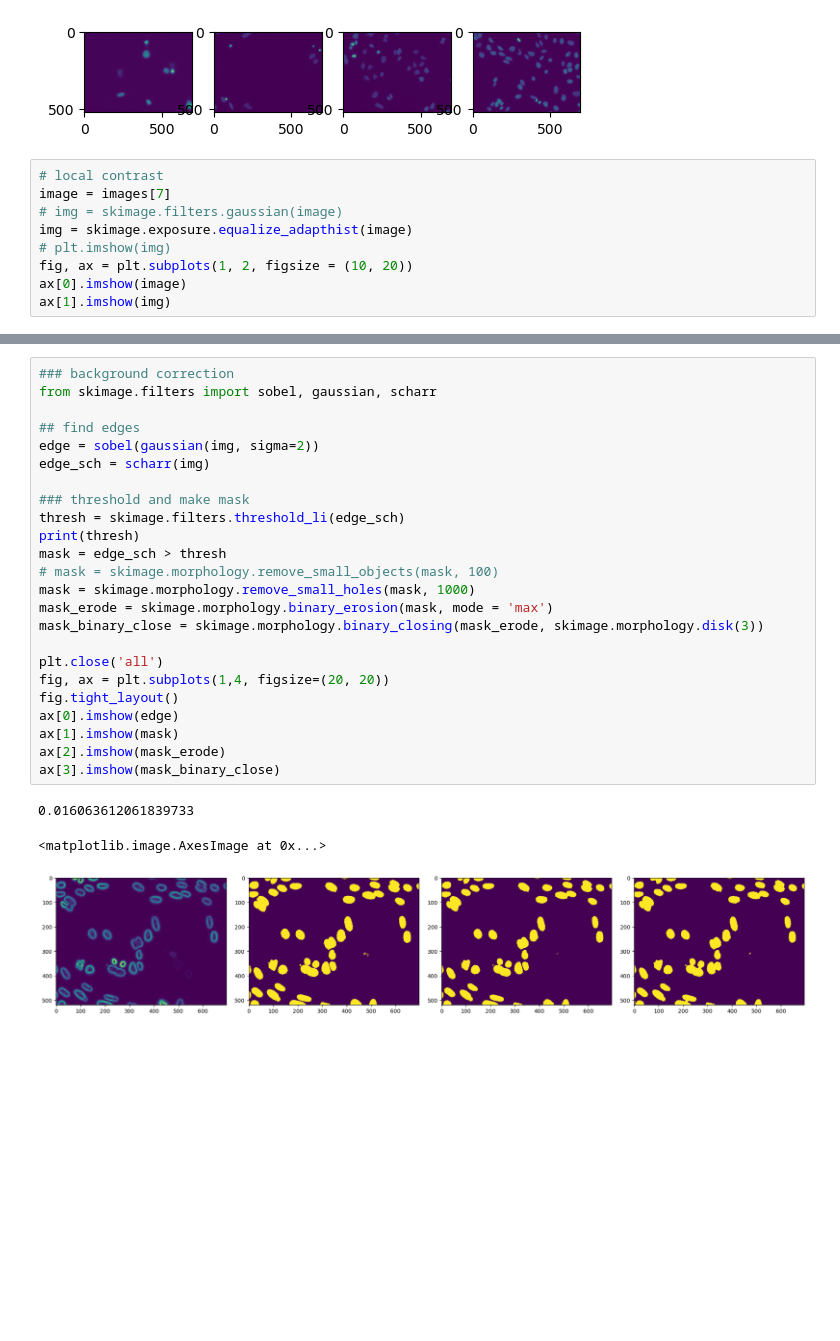
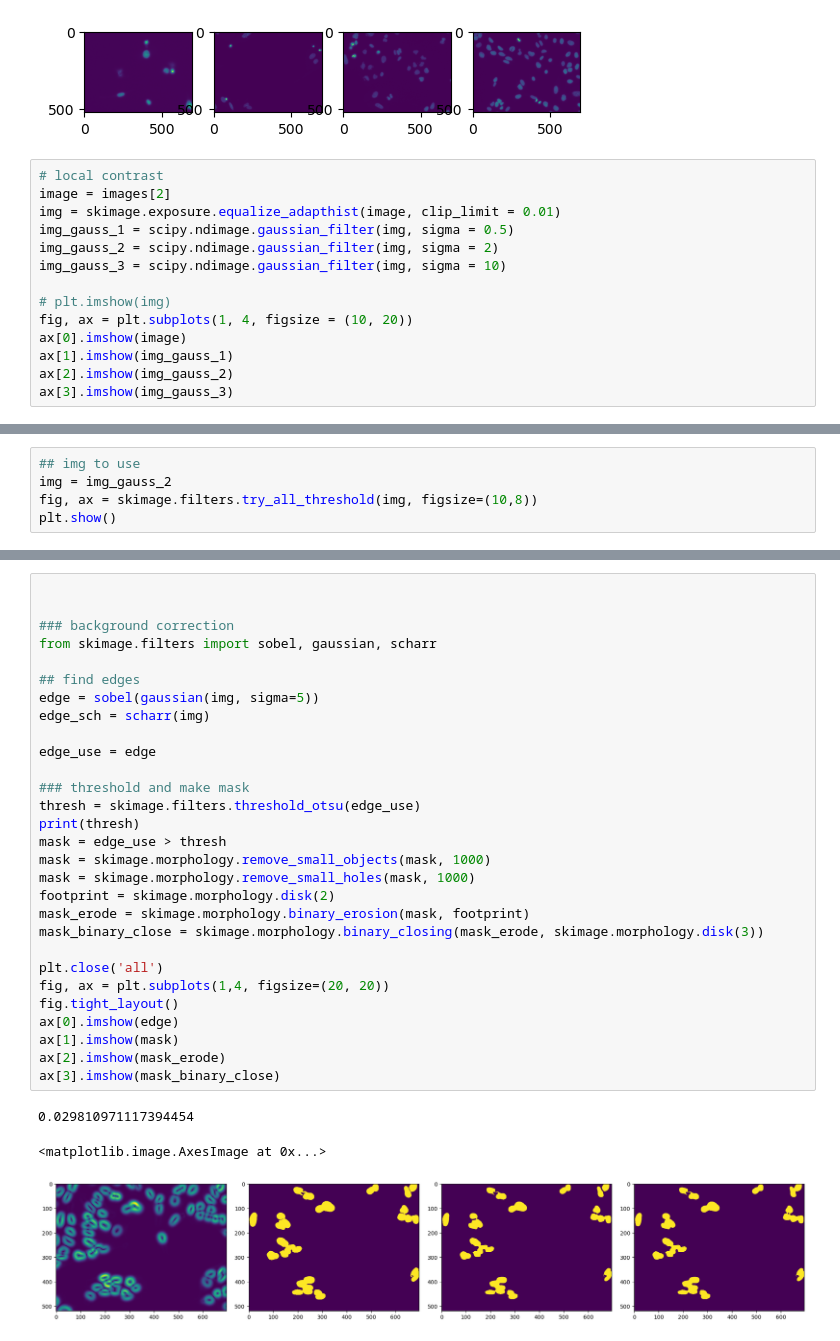
Before and after one commit to UCL-Biosciences/UCL-Biosciences-Image-Analysis, a Jupyter notebook: analysis_scikit_image/notebooks/scikit_image_analysis.ipynb, the cells around one changed output, grey strips where cells are left out. Drawn from its saved outputs; the diff is of its cells as text; blank space fills up the shorter version.

```diff
--- a/analysis_scikit_image/notebooks/scikit_image_analysis.ipynb
+++ b/analysis_scikit_image/notebooks/scikit_image_analysis.ipynb
@@ -55,12 +56,17 @@ ax[3].imshow(images[13])
 [figure]
 # %%
 # local contrast
-image = images[7]
-# img = skimage.filters.gaussian(image)
-img = skimage.exposure.equalize_adapthist(image)
+image = images[2]
+img = skimage.exposure.equalize_adapthist(image, clip_limit = 0.01)
+img_gauss_1 = scipy.ndimage.gaussian_filter(img, sigma = 0.5)
+img_gauss_2 = scipy.ndimage.gaussian_filter(img, sigma = 2)
+img_gauss_3 = scipy.ndimage.gaussian_filter(img, sigma = 10)
+
 # plt.imshow(img)
-fig, ax = plt.subplots(1, 2, figsize = (10, 20))
+fig, ax = plt.subplots(1, 4, figsize = (10, 20))
 ax[0].imshow(image)
-ax[1].imshow(img)
+ax[1].imshow(img_gauss_1)
+ax[2].imshow(img_gauss_2)
+ax[3].imshow(img_gauss_3)
 # %% [output]
 <matplotlib.image.AxesImage at 0x...>
@@ -67,0 +74,5 @@ ax[1].imshow(img)
+# %%
+## img to use
+img = img_gauss_2
+fig, ax = skimage.filters.try_all_threshold(img, figsize=(10,8))
+plt.show()
@@ -68,29 +88,34 @@ ax[1].imshow(img)
 # %%
+
+
 ### background correction
 from skimage.filters import sobel, gaussian, scharr
 
 ## find edges
-edge = sobel(gaussian(img, sigma=2))
+edge = sobel(gaussian(img, sigma=5))
 edge_sch = scharr(img)
 
+edge_use = edge
+
 ### threshold and make mask
-thresh = skimage.filters.threshold_li(edge_sch)
+thresh = skimage.filters.threshold_otsu(edge_use)
 print(thresh)
-mask = edge_sch > thresh
-# mask = skimage.morphology.remove_small_objects(mask, 100)
+mask = edge_use > thresh
+mask = skimage.morphology.remove_small_objects(mask, 1000)
 mask = skimage.morphology.remove_small_holes(mask, 1000)
-mask_erode = skimage.morphology.binary_erosion(mask, mode = 'max')
+footprint = skimage.morphology.disk(2)
+mask_erode = skimage.morphology.binary_erosion(mask, footprint)
 mask_binary_close = skimage.morphology.binary_closing(mask_erode, skimage.morphology.disk(3))
 
 plt.close('all')
 fig, ax = plt.subplots(1,4, figsize=(20, 20))
 fig.tight_layout()
 ax[0].imshow(edge)
 ax[1].imshow(mask)
 ax[2].imshow(mask_erode)
 ax[3].imshow(mask_binary_close)
 # %% [output]
-0.016063612061839733
+0.029810971117394454
 <matplotlib.image.AxesImage at 0x...>
-[figure, old version]
+[figure, new version]
 # %%
```
Also changed, not shown: parts of 9 cells of this notebook, 2 other files.
